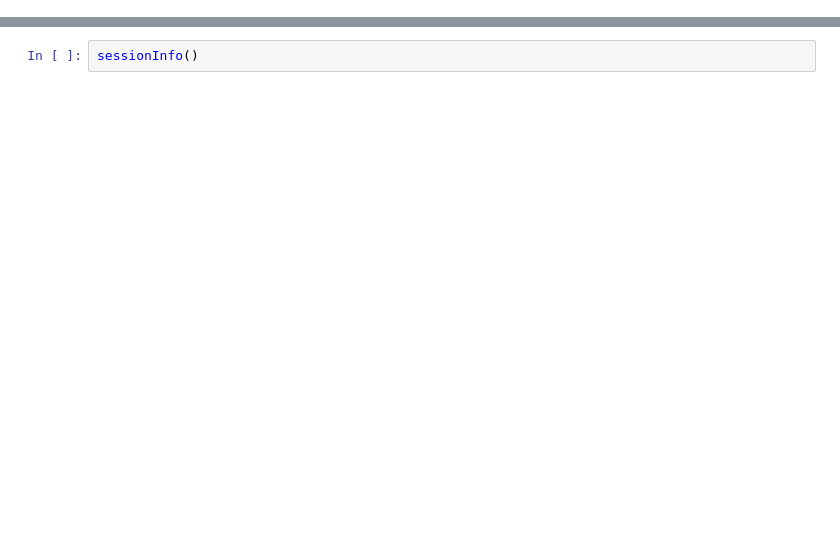
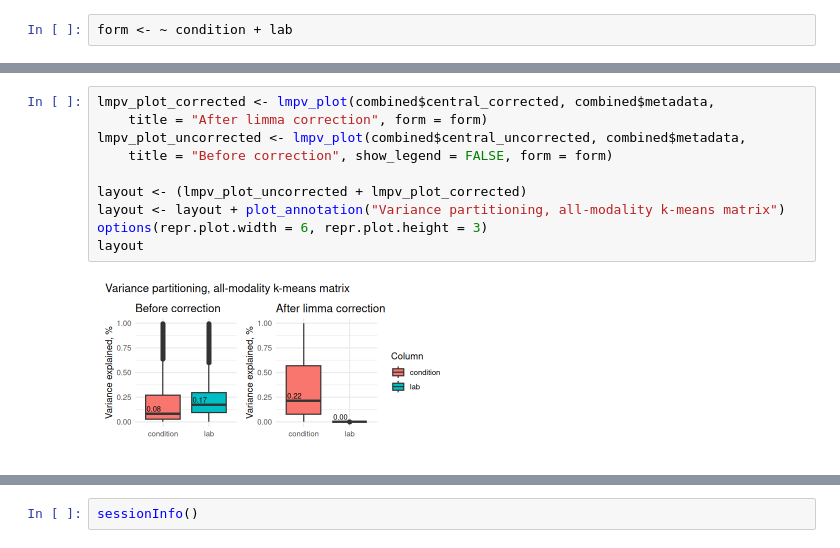
Before and after one commit to Freddsle/fedRBE, a Jupyter notebook: evaluation/evaluation_multiomics.ipynb, the cells around one changed output, grey strips where cells are left out. Cells and saved outputs as stored; diff of their text form; blank space fills up the shorter version.

```diff
--- a/evaluation/evaluation_multiomics.ipynb
+++ b/evaluation/evaluation_multiomics.ipynb
@@ -443,0 +232,2 @@ plot_manifest_df
+# %%
+form <- ~ condition + lab
@@ -443,0 +252,12 @@ plot_manifest_df
+# %%
+lmpv_plot_corrected <- lmpv_plot(combined$central_corrected, combined$metadata,
+    title = "After limma correction", form = form)
+lmpv_plot_uncorrected <- lmpv_plot(combined$central_uncorrected, combined$metadata,
+    title = "Before correction", show_legend = FALSE, form = form)
+
+layout <- (lmpv_plot_uncorrected + lmpv_plot_corrected)
+layout <- layout + plot_annotation("Variance partitioning, all-modality k-means matrix")
+options(repr.plot.width = 6, repr.plot.height = 3)
+layout
+# %% [output]
+[figure, added]
```
Also changed, not shown: parts of 35 cells of this notebook, 6 other files.
